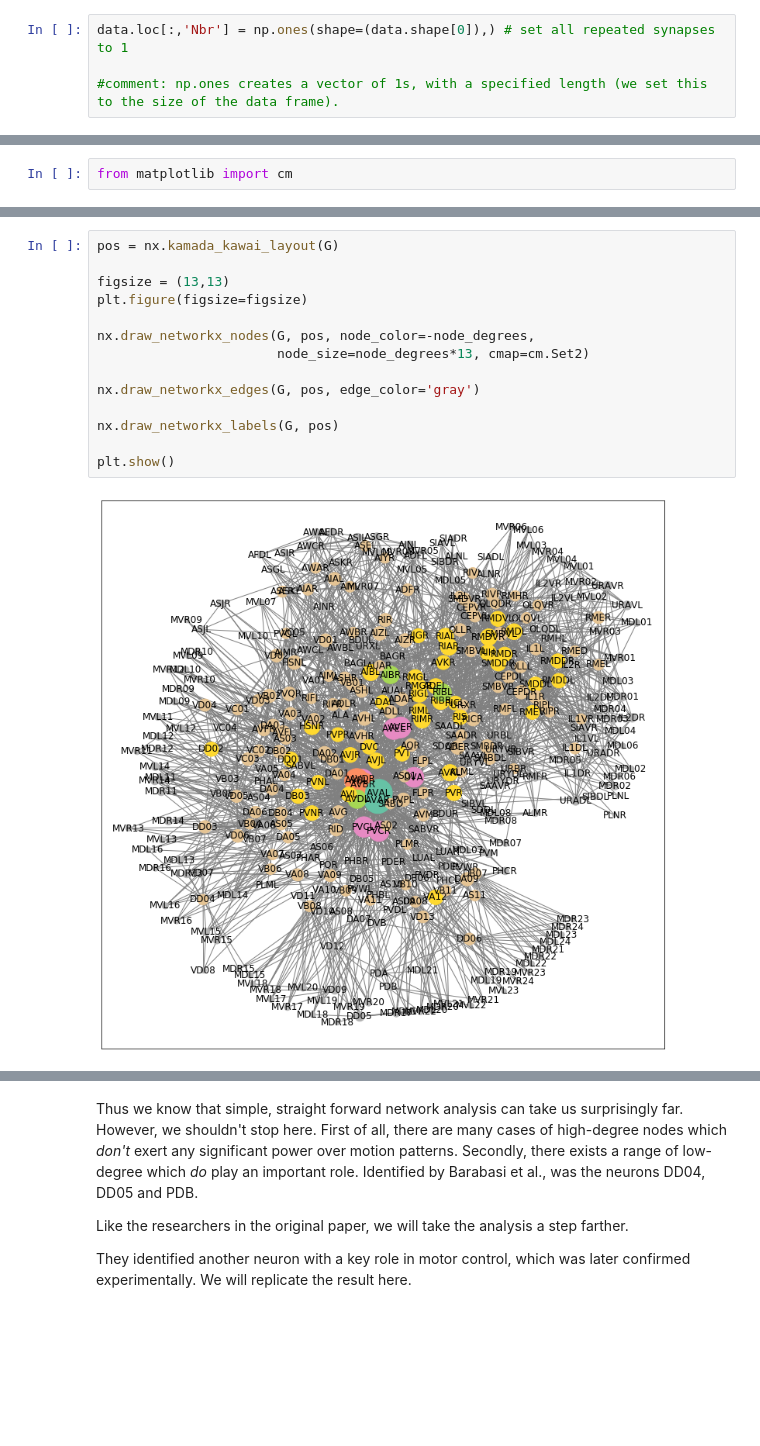
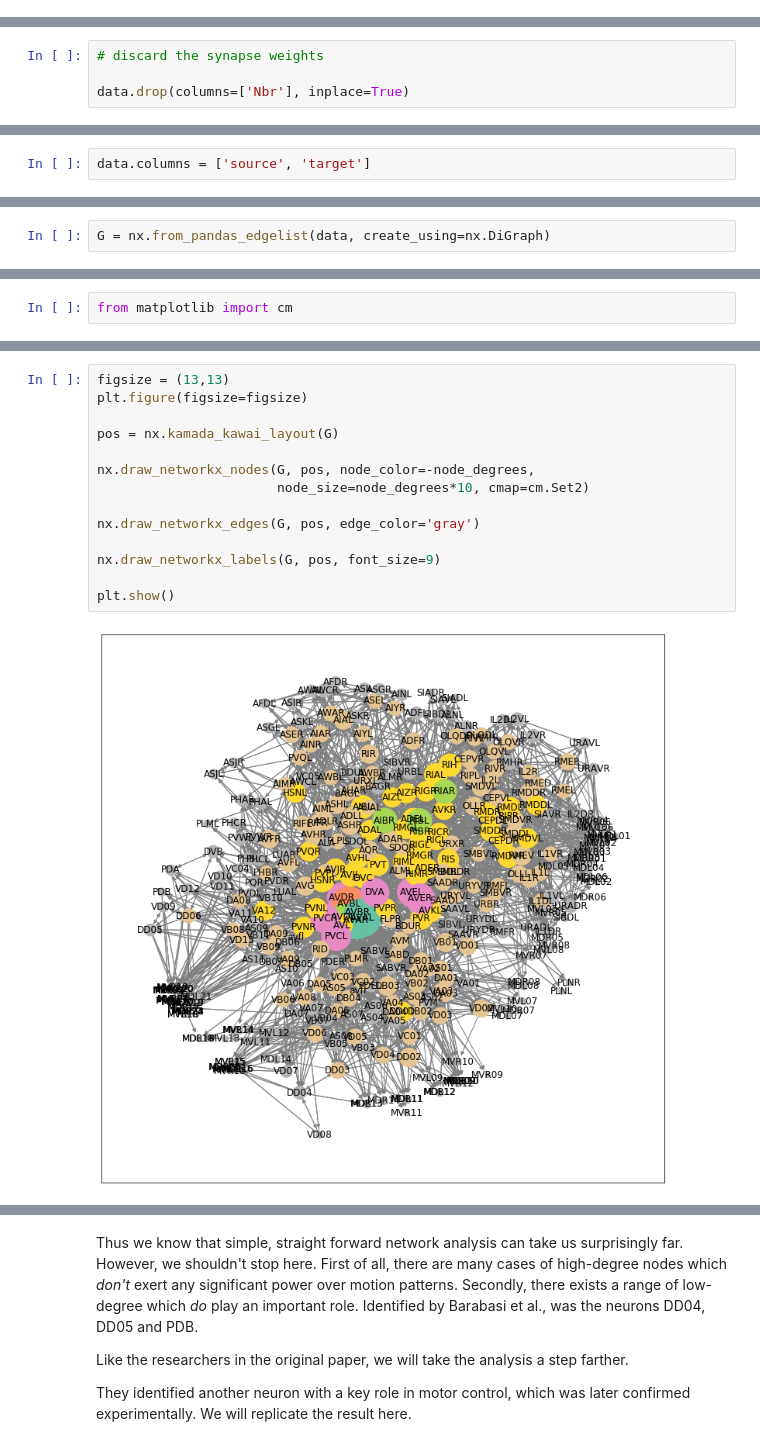
Before and after one commit to oercompbiomed/CBM101, a Jupyter notebook: D_Network_analysis/4_Connectome_C_elegans.ipynb, the cells around one changed output, grey strips where cells are left out. Drawn from its saved outputs; the diff is of its cells as text; blank space fills up the shorter version.

```diff
--- a/D_Network_analysis/4_Connectome_C_elegans.ipynb
+++ b/D_Network_analysis/4_Connectome_C_elegans.ipynb
@@ -152,5 +279 @@ Like they did in the study, we don't care about the number of synapses per conne
-# %%
-data.loc[:,'Nbr'] = np.ones(shape=(data.shape[0]),) # set all repeated synapses to 1
-
-#comment: np.ones creates a vector of 1s, with a specified length (we set this to the size of the data frame).
 # %%
@@ -186,0 +294,4 @@ Name: Landmark, Length: 650, dtype: bool
+# %%
+# discard the synapse weights
+
+data.drop(columns=['Nbr'], inplace=True)
@@ -186,0 +300,2 @@ Name: Landmark, Length: 650, dtype: bool
+# %%
+data.columns = ['source', 'target']
@@ -191,0 +317,2 @@ G = nx.from_pandas_edgelist(data, 'Neuron 1', 'Neuron 2', ['Nbr'])
+# %%
+G = nx.from_pandas_edgelist(data, create_using=nx.DiGraph)
@@ -248,16 +405,16 @@ cm.Set2
 # %%
-pos = nx.kamada_kawai_layout(G)
-
 figsize = (13,13)
 plt.figure(figsize=figsize)
 
+pos = nx.kamada_kawai_layout(G)
+
 nx.draw_networkx_nodes(G, pos, node_color=-node_degrees,
-                       node_size=node_degrees*13, cmap=cm.Set2)
+                       node_size=node_degrees*10, cmap=cm.Set2)
 
 nx.draw_networkx_edges(G, pos, edge_color='gray')
 
-nx.draw_networkx_labels(G, pos)
+nx.draw_networkx_labels(G, pos, font_size=9)
 
 plt.show()
 # %% [output]
-[figure, old version]
+[figure, new version]
```
Also changed, not shown: parts of 82 cells of this notebook.
